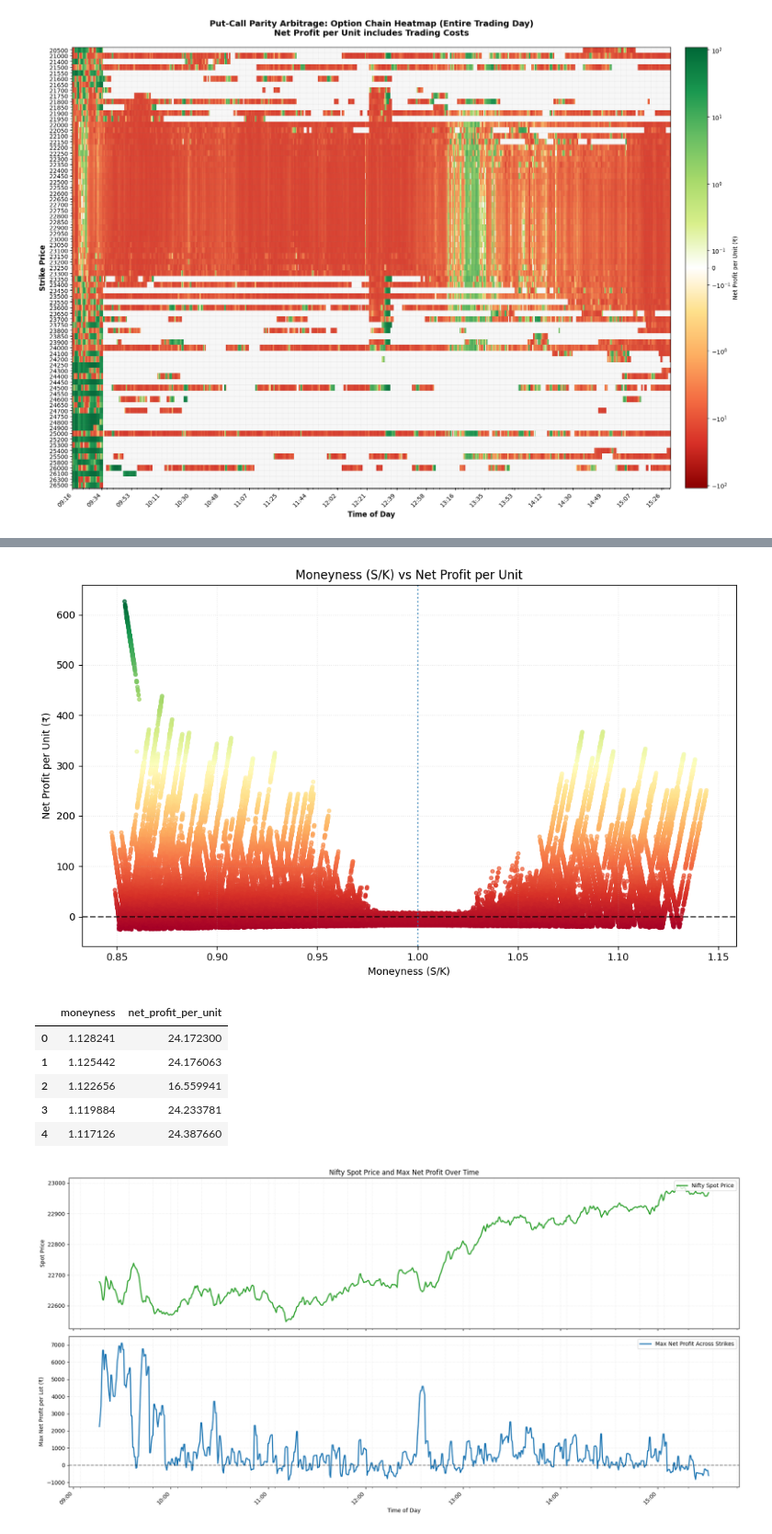
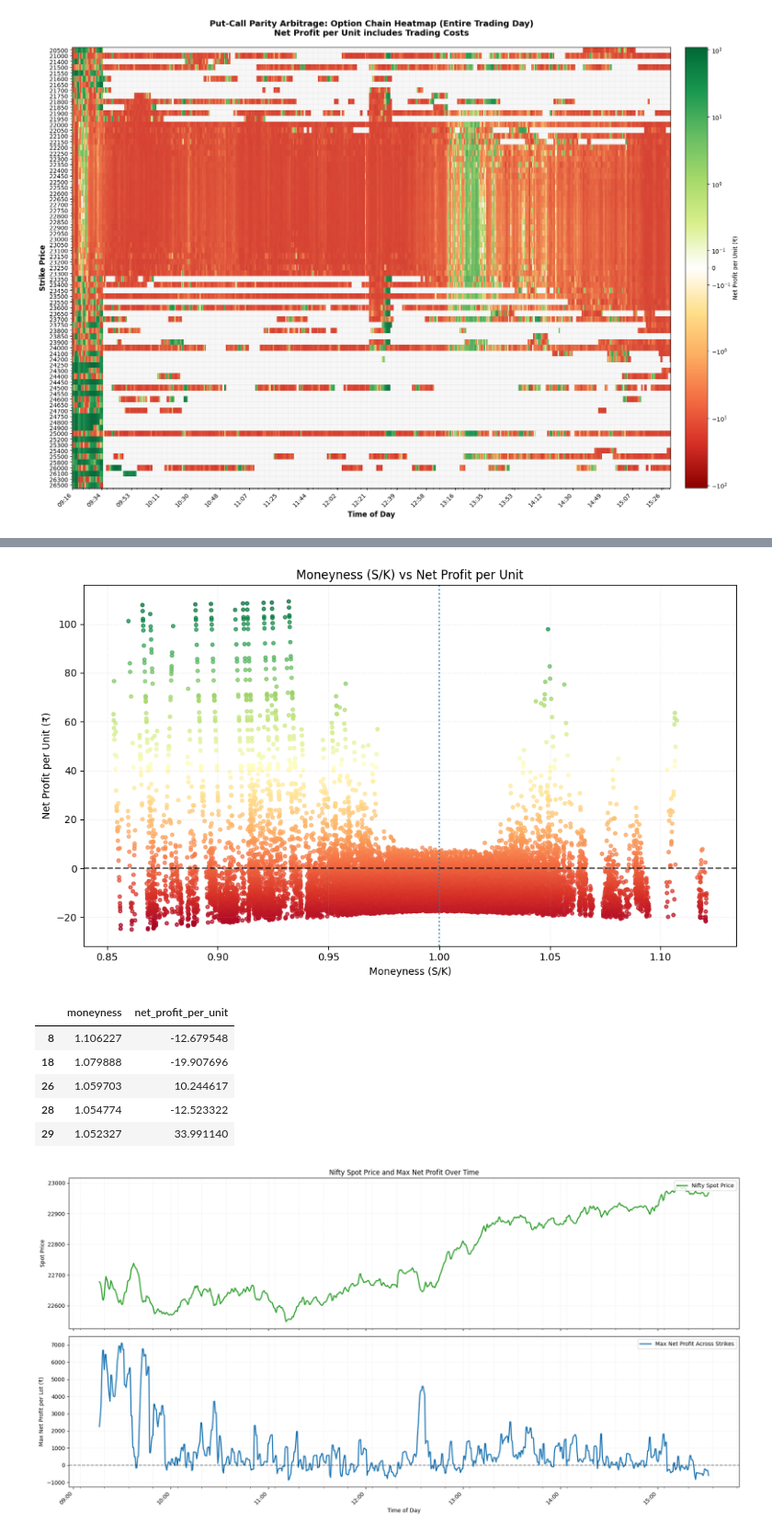
Before and after one commit to rahulkhichar7/Nifty50-PutCallParity-Arbitrage, a Jupyter notebook: exp07.ipynb, the cells around one changed output, grey strips where cells are left out. Shown at 92% size. Cells and saved outputs as stored; diff of their text form; code cells hidden in the pictures.

```diff
--- a/exp07.ipynb
+++ b/exp07.ipynb
@@ -98,18 +98,18 @@ Index(['fetch_time', 'symbol', 'expiry', 'spot_price', 'strike_price',
 # %%
 # SCATTER: Moneyness (S/K) vs Net Profit per Unit
 moneyness_df = utils.plot_moneyness_vs_net_profit(
-    df,
+    df[df['both_legs_liquid'] == True],  # Filter for options that were liquid at least 50% of the tim
     min_liquidity=0,
 )
 moneyness_df.head()
 # %% [output]
-[figure, old version]
+[figure, new version]
 |  | moneyness | net_profit_per_unit |
-| 0 | 1.128241 | 24.172300 |
-| 1 | 1.125442 | 24.176063 |
-| 2 | 1.122656 | 16.559941 |
-| 3 | 1.119884 | 24.233781 |
-| 4 | 1.117126 | 24.387660 |
+| 8 | 1.106227 | -12.679548 |
+| 18 | 1.079888 | -19.907696 |
+| 26 | 1.059703 | 10.244617 |
+| 28 | 1.054774 | -12.523322 |
+| 29 | 1.052327 | 33.991140 |
 # %%
 # TWO-PANEL VIEW: Spot Price (Top) and Max Net Profit Across Strikes (Bottom)
 spot_profit_df = utils.plot_spot_and_max_profit_over_time(
```
Also changed, not shown: parts of 4 cells of this notebook, 5 other files.
